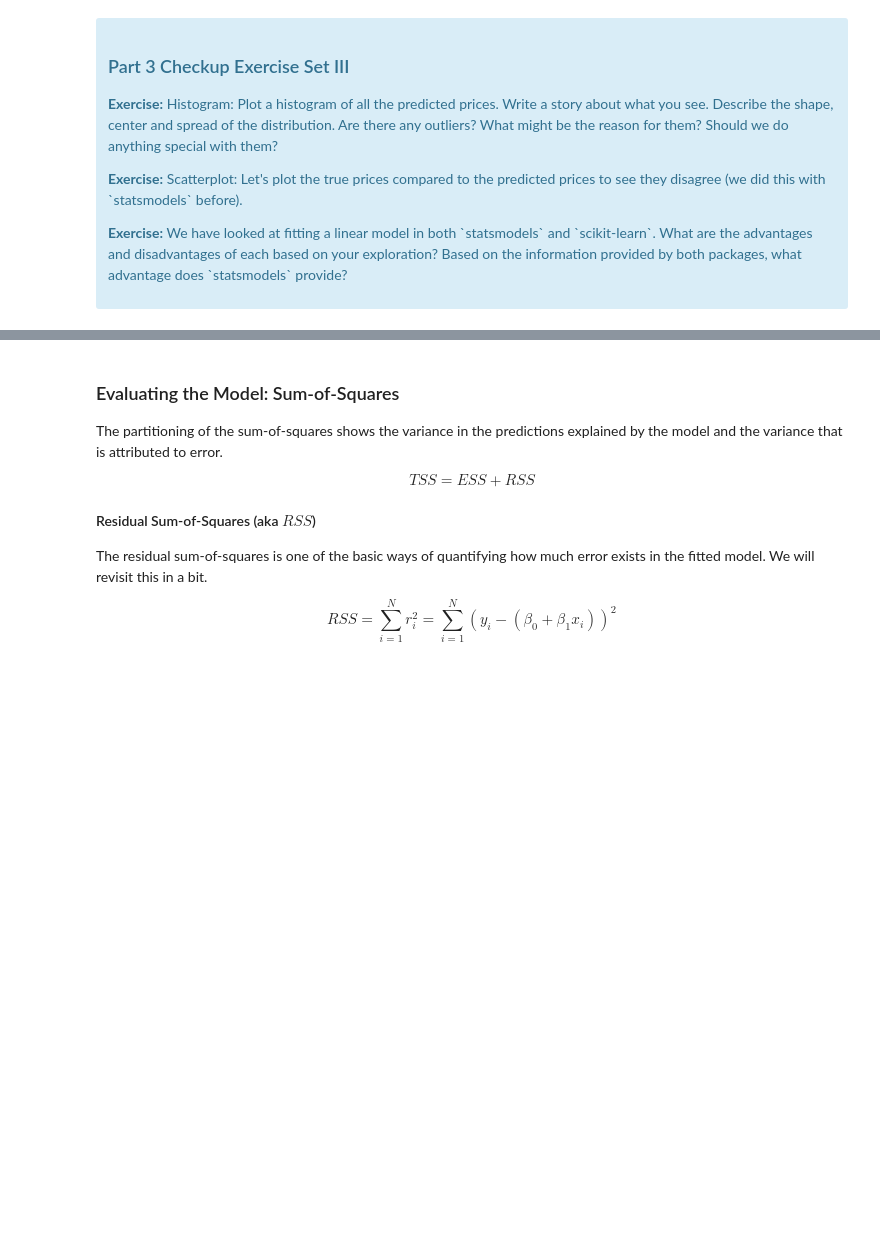
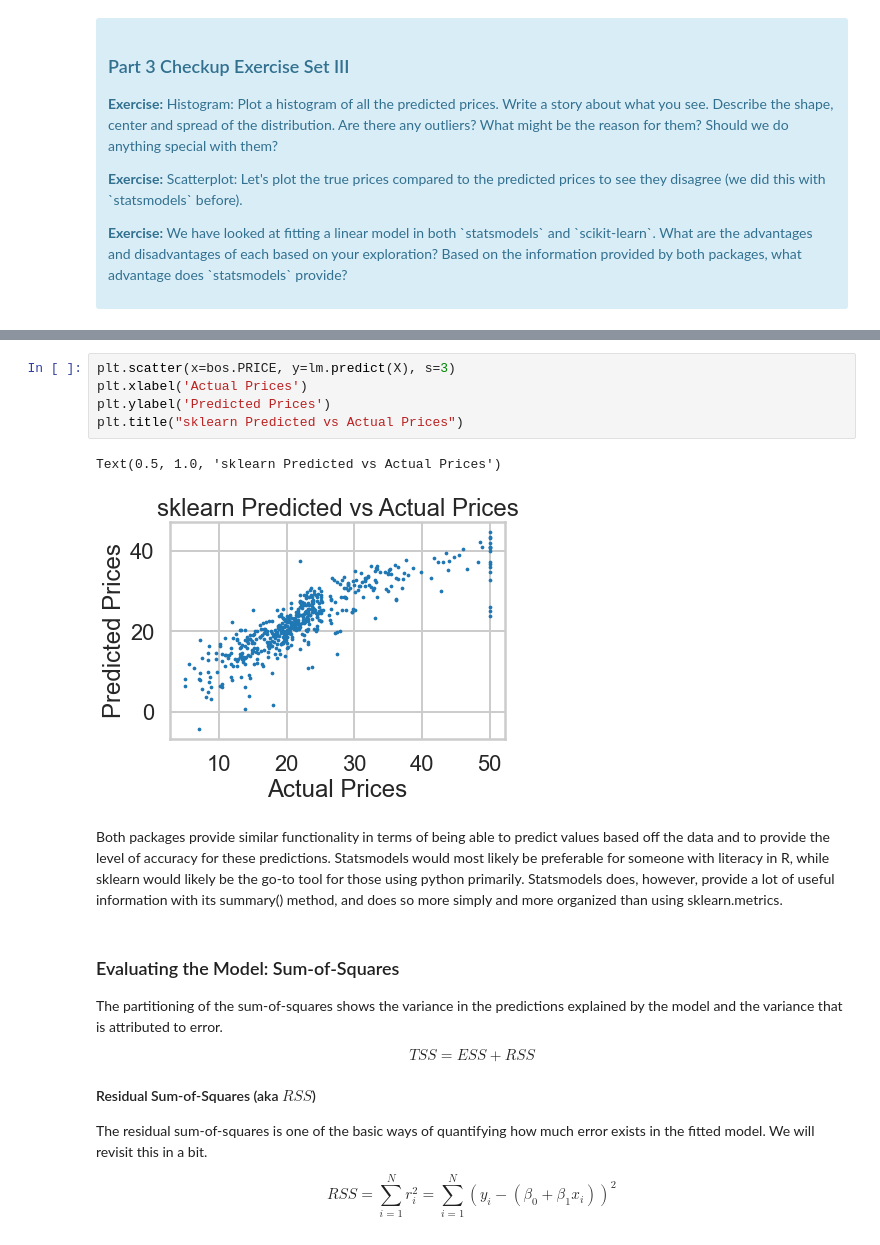
Before and after one commit to maessery/Boston-Housing-Case-Study, a Jupyter notebook: Mini_Project_Linear_Regression.ipynb, the cells around one changed output, grey strips where cells are left out. Drawn from its saved outputs; the diff is of its cells as text; blank space fills up the shorter version.

```diff
--- a/Mini_Project_Linear_Regression.ipynb
+++ b/Mini_Project_Linear_Regression.ipynb
@@ -637,3 +641,13 @@ array([30.00384338, 25.02556238, 30.56759672, 28.60703649, 27.94352423])
+# %%
+plt.scatter(x=bos.PRICE, y=lm.predict(X), s=3)
+plt.xlabel('Actual Prices')
+plt.ylabel('Predicted Prices')
+plt.title("sklearn Predicted vs Actual Prices")
+# %% [output]
+Text(0.5, 1.0, 'sklearn Predicted vs Actual Prices')
+[figure, added]
+# %% [markdown]
+Both packages provide similar functionality in terms of being able to predict values based off the data and to provide the level of accuracy for these predictions. Statsmodels would most likely be preferable for someone with literacy in R, while sklearn would likely be the go-to tool for those using python primarily. Statsmodels does, however, provide a lot of useful information with its summary() method, and does so more simply and more organized than using sklearn.metrics.
 # %% [markdown]
 ### Evaluating the Model: Sum-of-Squares
 
```
Also changed, not shown: parts of 20 cells of this notebook.
